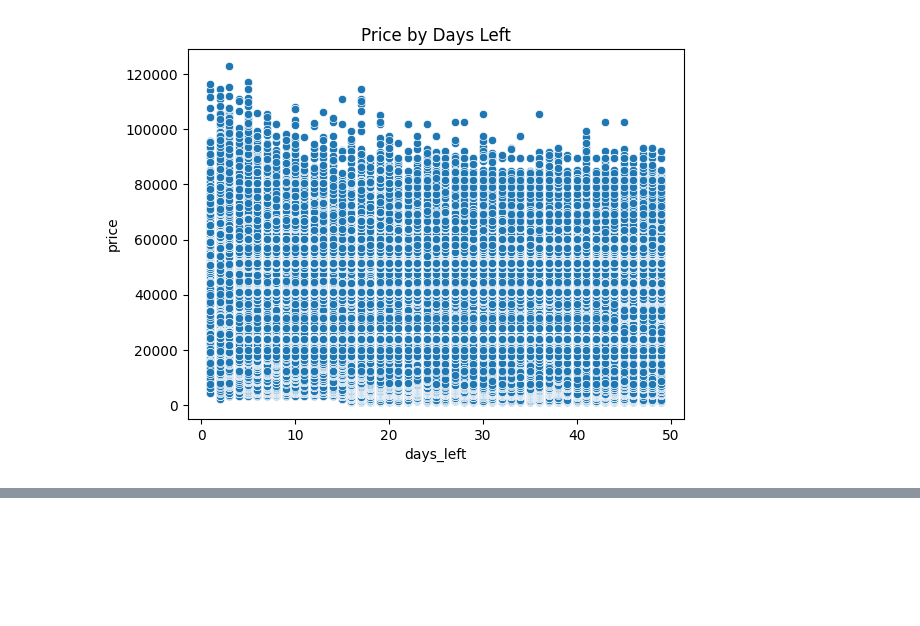
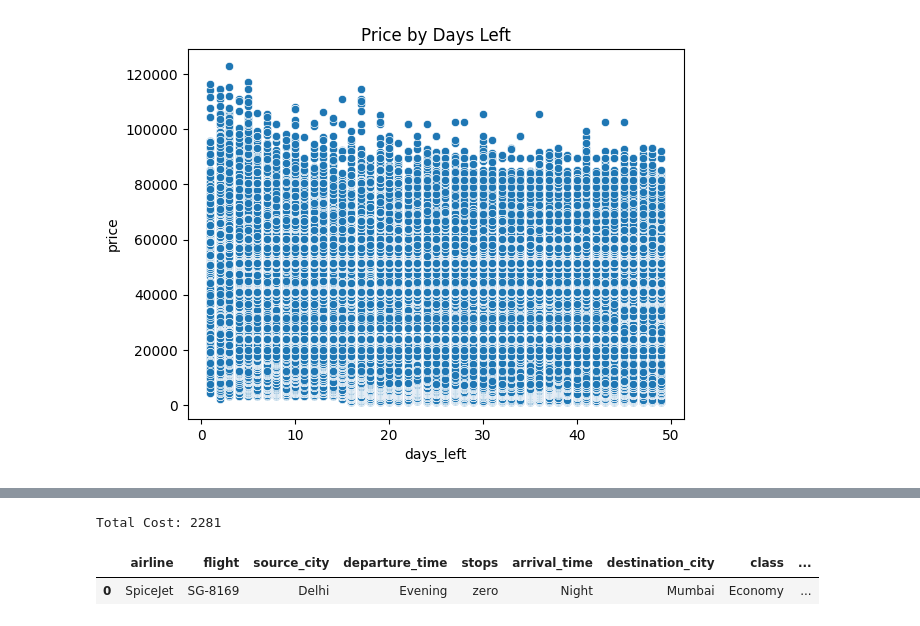
Before and after one commit to andysilva90/flight-fare-optimizer, a Jupyter notebook: notebooks/01_data_exploration.ipynb, the cells around one changed output, grey strips where cells are left out. Saved outputs shown, nothing was run; the diff lists cells and outputs as text; code cells hidden in the pictures; blank space fills up the shorter version.

```diff
--- a/notebooks/01_data_exploration.ipynb
+++ b/notebooks/01_data_exploration.ipynb
@@ -239,0 +237,6 @@ Total Cost: 2281
+# %%
+# Get all possible flights (no direct filtering)
+all_flights = filter_flights(df, seat_class="Economy", direct_only=False)
+print(all_flights['source_city'].value_counts())
+print("\n")
+print(all_flights['destination_city'].value_counts())
@@ -239,0 +262,12 @@ Total Cost: 2281
+# %%
+# Run the multi-leg optimizer
+from src.optimizer import find_multi_leg_itinerary
+
+result, cost = find_multi_leg_itinerary(all_flights, source="Delhi", destination="Mumbai")
+
+print("Total Cost:", cost)
+result
+# %% [output]
+Total Cost: 2281
+|  | airline | flight | source_city | departure_time | stops | arrival_time | destination_city | class | ... |
+| 0 | SpiceJet | SG-8169 | Delhi | Evening | zero | Night | Mumbai | Economy | ... |
```
Also changed, not shown: parts of 3 cells of this notebook, 2 other files.
